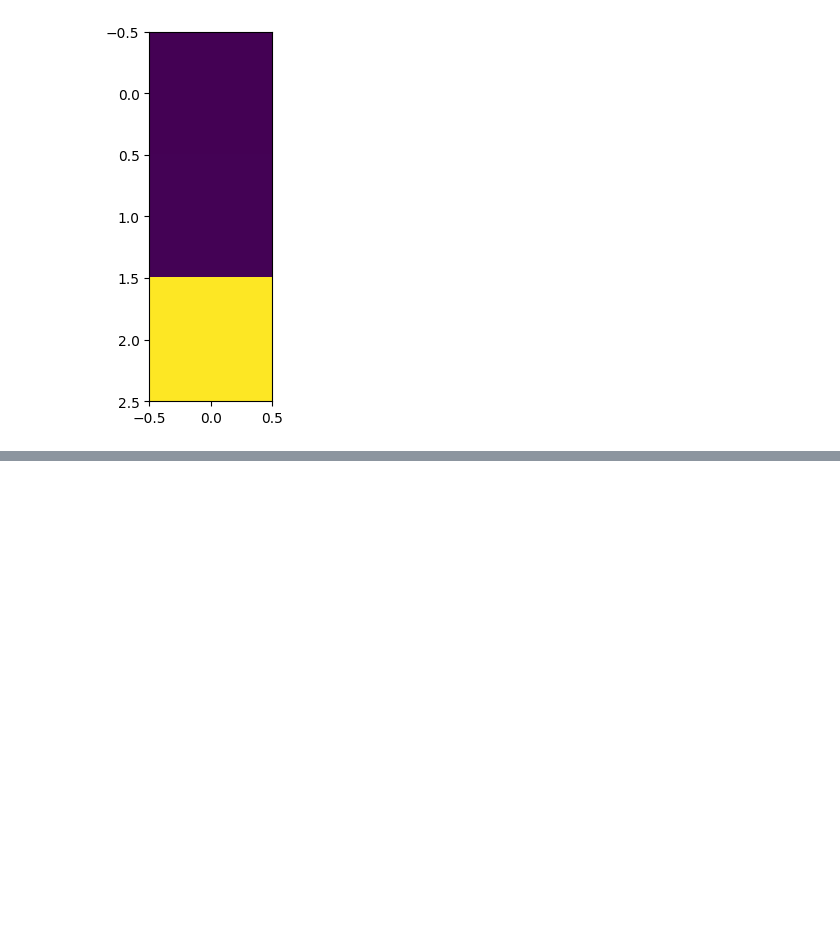
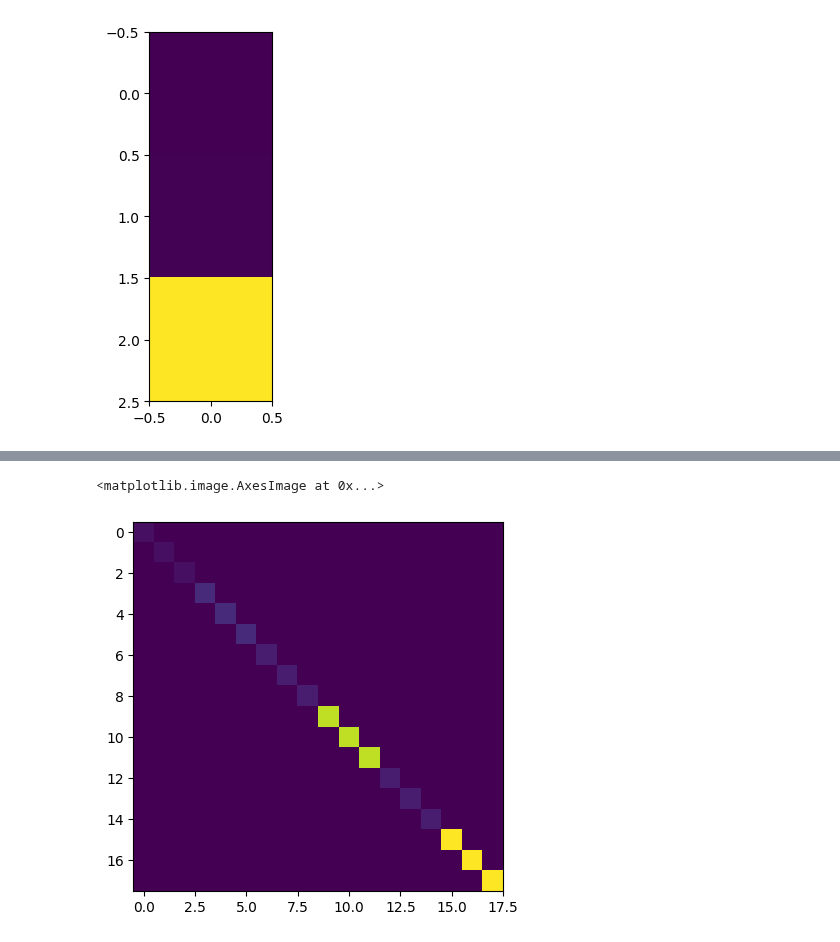
Before and after one commit to ManuelLerchner/ProliferatingCellCollectives-IDP, a Jupyter notebook: analysis/energy_surface.ipynb, the cells around one changed output, grey strips where cells are left out. Saved outputs shown, nothing was run; the diff lists cells and outputs as text; code cells hidden in the pictures; blank space fills up the shorter version.

```diff
--- a/analysis/energy_surface.ipynb
+++ b/analysis/energy_surface.ipynb
@@ -213,0 +285,29 @@ fig.savefig('energy_contours_ax2.png', dpi=400, bbox_inches=extent)
+# %%
+M_string = """
+ 5.00580e-01  0.00000e+00  0.00000e+00  0.00000e+00  0.00000e+00  0.00000e+00  0.00000e+00  0.00000e+00  0.00000e+00  0.00000e+00  0.00000e+00  0.00000e+00  0.00000e+00  0.00000e+00  0.00000e+00  0.00000e+00  0.00000e+00  0.00000e+00
+ 0.00000e+00  5.00580e-01  0.00000e+00  0.00000e+00  0.00000e+00  0.00000e+00  0.00000e+00  0.00000e+00  0.00000e+00  0.00000e+00  0.00000e+00  0.00000e+00  0.00000e+00  0.00000e+00  0.00000e+00  0.00000e+00  0.00000e+00  0.00000e+00
+ 0.00000e+00  0.00000e+00  5.00580e-01  0.00000e+00  0.00000e+00  0.00000e+00  0.00000e+00  0.00000e+00  0.00000e+00  0.00000e+00  0.00000e+00  0.00000e+00  0.00000e+00  0.00000e+00  0.00000e+00  0.00000e+00  0.00000e+00  0.00000e+00
+ 0.00000e+00  0.00000e+00  0.00000e+00  1.50522e+00  0.00000e+00  0.00000e+00  0.00000e+00  0.00000e+00  0.00000e+00  0.00000e+00  0.00000e+00  0.00000e+00  0.00000e+00  0.00000e+00  0.00000e+00  0.00000e+00  0.00000e+00  0.00000e+00
+ 0.00000e+00  0.00000e+00  0.00000e+00  0.00000e+00  1.50522e+00  0.00000e+00  0.00000e+00  0.00000e+00  0.00000e+00  0.00000e+00  0.00000e+00  0.00000e+00  0.00000e+00  0.00000e+00  0.00000e+00  0.00000e+00  0.00000e+00  0.00000e+00
+ 0.00000e+00  0.00000e+00  0.00000e+00  0.00000e+00  0.00000e+00  1.50522e+00  0.00000e+00  0.00000e+00  0.00000e+00  0.00000e+00  0.00000e+00  0.00000e+00  0.00000e+00  0.00000e+00  0.00000e+00  0.00000e+00  0.00000e+00  0.00000e+00
+ 0.00000e+00  0.00000e+00  0.00000e+00  0.00000e+00  0.00000e+00  0.00000e+00  9.83808e-01  0.00000e+00  0.00000e+00  0.00000e+00  0.00000e+00  0.00000e+00  0.00000e+00  0.00000e+00  0.00000e+00  0.00000e+00  0.00000e+00  0.00000e+00
+ 0.00000e+00  0.00000e+00  0.00000e+00  0.00000e+00  0.00000e+00  0.00000e+00  0.00000e+00  9.83808e-01  0.00000e+00  0.00000e+00  0.00000e+00  0.00000e+00  0.00000e+00  0.00000e+00  0.00000e+00  0.00000e+00  0.00000e+00  0.00000e+00
+ 0.00000e+00  0.00000e+00  0.00000e+00  0.00000e+00  0.00000e+00  0.00000e+00  0.00000e+00  0.00000e+00  9.83808e-01  0.00000e+00  0.00000e+00  0.00000e+00  0.00000e+00  0.00000e+00  0.00000e+00  0.00000e+00  0.00000e+00  0.00000e+00
+ 0.00000e+00  0.00000e+00  0.00000e+00  0.00000e+00  0.00000e+00  0.00000e+00  0.00000e+00  0.00000e+00  0.00000e+00  1.14265e+01  0.00000e+00  0.00000e+00  0.00000e+00  0.00000e+00  0.00000e+00  0.00000e+00  0.00000e+00  0.00000e+00
+ 0.00000e+00  0.00000e+00  0.00000e+00  0.00000e+00  0.00000e+00  0.00000e+00  0.00000e+00  0.00000e+00  0.00000e+00  0.00000e+00  1.14265e+01  0.00000e+00  0.00000e+00  0.00000e+00  0.00000e+00  0.00000e+00  0.00000e+00  0.00000e+00
+ 0.00000e+00  0.00000e+00  0.00000e+00  0.00000e+00  0.00000e+00  0.00000e+00  0.00000e+00  0.00000e+00  0.00000e+00  0.00000e+00  0.00000e+00  1.14265e+01  0.00000e+00  0.00000e+00  0.00000e+00  0.00000e+00  0.00000e+00  0.00000e+00
+ 0.00000e+00  0.00000e+00  0.00000e+00  0.00000e+00  0.00000e+00  0.00000e+00  0.00000e+00  0.00000e+00  0.00000e+00  0.00000e+00  0.00000e+00  0.00000e+00  1.01673e+00  0.00000e+00  0.00000e+00  0.00000e+00  0.00000e+00  0.00000e+00
+ 0.00000e+00  0.00000e+00  0.00000e+00  0.00000e+00  0.00000e+00  0.00000e+00  0.00000e+00  0.00000e+00  0.00000e+00  0.00000e+00  0.00000e+00  0.00000e+00  0.00000e+00  1.01673e+00  0.00000e+00  0.00000e+00  0.00000e+00  0.00000e+00
+ 0.00000e+00  0.00000e+00  0.00000e+00  0.00000e+00  0.00000e+00  0.00000e+00  0.00000e+00  0.00000e+00  0.00000e+00  0.00000e+00  0.00000e+00  0.00000e+00  0.00000e+00  0.00000e+00  1.01673e+00  0.00000e+00  0.00000e+00  0.00000e+00
+ 0.00000e+00  0.00000e+00  0.00000e+00  0.00000e+00  0.00000e+00  0.00000e+00  0.00000e+00  0.00000e+00  0.00000e+00  0.00000e+00  0.00000e+00  0.00000e+00  0.00000e+00  0.00000e+00  0.00000e+00  1.26126e+01  0.00000e+00  0.00000e+00
+ 0.00000e+00  0.00000e+00  0.00000e+00  0.00000e+00  0.00000e+00  0.00000e+00  0.00000e+00  0.00000e+00  0.00000e+00  0.00000e+00  0.00000e+00  0.00000e+00  0.00000e+00  0.00000e+00  0.00000e+00  0.00000e+00  1.26126e+01  0.00000e+00
+ 0.00000e+00  0.00000e+00  0.00000e+00  0.00000e+00  0.00000e+00  0.00000e+00  0.00000e+00  0.00000e+00  0.00000e+00  0.00000e+00  0.00000e+00  0.00000e+00  0.00000e+00  0.00000e+00  0.00000e+00  0.00000e+00  0.00000e+00  1.26126e+01
+ """
+M_lines = M_string.strip().split("\n")
+M_data = [list(map(float, line.split())) for line in M_lines]
+M = np.array(M_data)
+
+plt.imshow(M, cmap='viridis')
+# %% [output]
+<matplotlib.image.AxesImage at 0x...>
+[figure, added]
```
Also changed, not shown: parts of 9 cells of this notebook, 3 other files.
